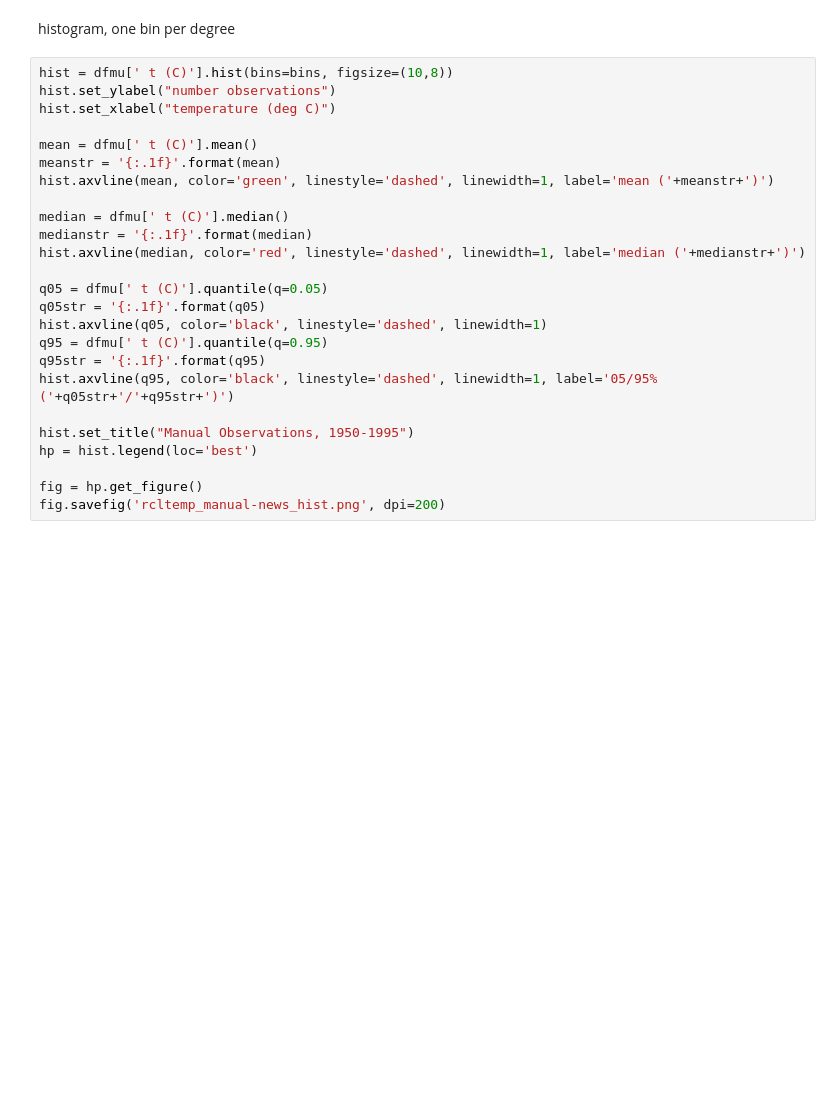
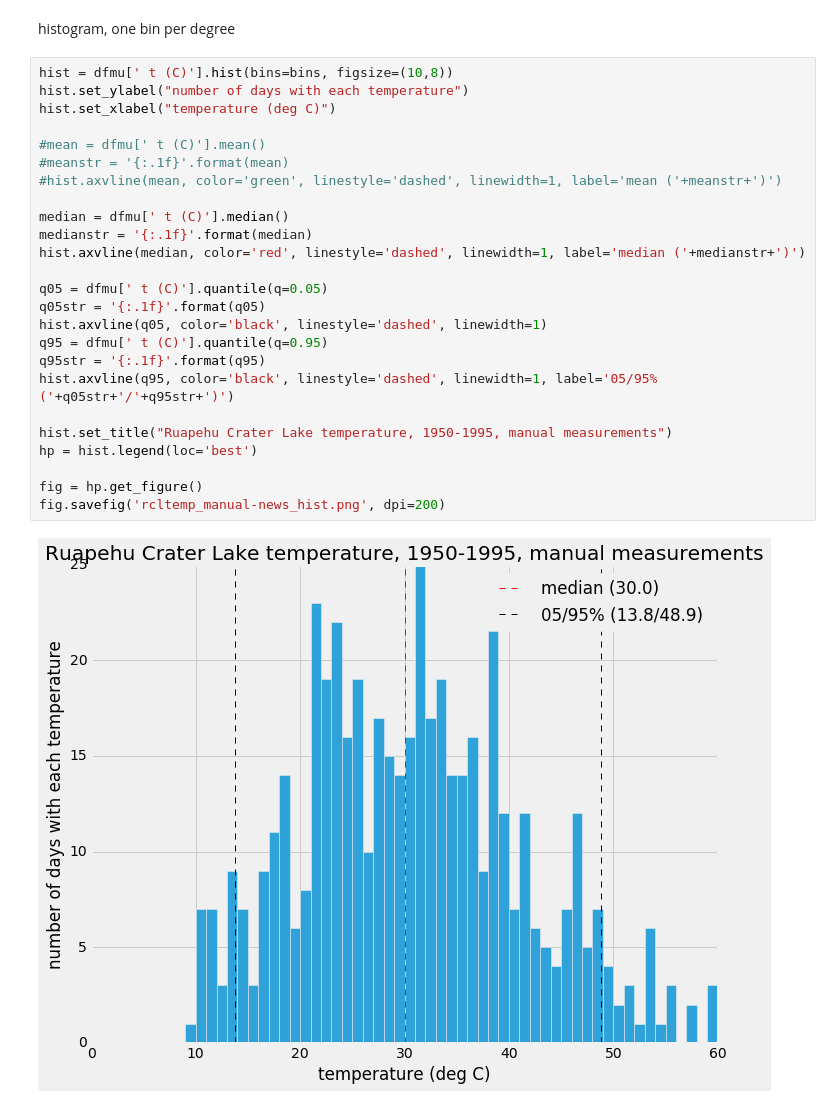
Before and after one commit to rumachan/iPythonNotebooks, a Jupyter notebook: rcl_temperature/rcl_temp-news.ipynb, the cells around one changed output. Drawn from its saved outputs; the diff is of its cells as text; blank space fills up the shorter version.

```diff
--- a/rcl_temperature/rcl_temp-news.ipynb
+++ b/rcl_temperature/rcl_temp-news.ipynb
@@ -147,26 +206,28 @@ fig.savefig('rcltemp_manual-news_plot.png', dpi=200)
 histogram, one bin per degree
 # %%
 hist = dfmu[' t (C)'].hist(bins=bins, figsize=(10,8))
-hist.set_ylabel("number observations")
+hist.set_ylabel("number of days with each temperature")
 hist.set_xlabel("temperature (deg C)")
 
-mean = dfmu[' t (C)'].mean()
-meanstr = '{:.1f}'.format(mean)
-hist.axvline(mean, color='green', linestyle='dashed', linewidth=1, label='mean ('+meanstr+')')
+#mean = dfmu[' t (C)'].mean()
+#meanstr = '{:.1f}'.format(mean)
+#hist.axvline(mean, color='green', linestyle='dashed', linewidth=1, label='mean ('+meanstr+')')
 
 median = dfmu[' t (C)'].median()
 medianstr = '{:.1f}'.format(median)
 hist.axvline(median, color='red', linestyle='dashed', linewidth=1, label='median ('+medianstr+')')
 
 q05 = dfmu[' t (C)'].quantile(q=0.05)
 q05str = '{:.1f}'.format(q05)
 hist.axvline(q05, color='black', linestyle='dashed', linewidth=1)
 q95 = dfmu[' t (C)'].quantile(q=0.95)
 q95str = '{:.1f}'.format(q95)
 hist.axvline(q95, color='black', linestyle='dashed', linewidth=1, label='05/95% ('+q05str+'/'+q95str+')')
 
-hist.set_title("Manual Observations, 1950-1995")
+hist.set_title("Ruapehu Crater Lake temperature, 1950-1995, manual measurements")
 hp = hist.legend(loc='best')
 
 fig = hp.get_figure()
 fig.savefig('rcltemp_manual-news_hist.png', dpi=200)
+# %% [output]
+[figure, added]
```
Also changed, not shown: parts of 11 cells of this notebook.
